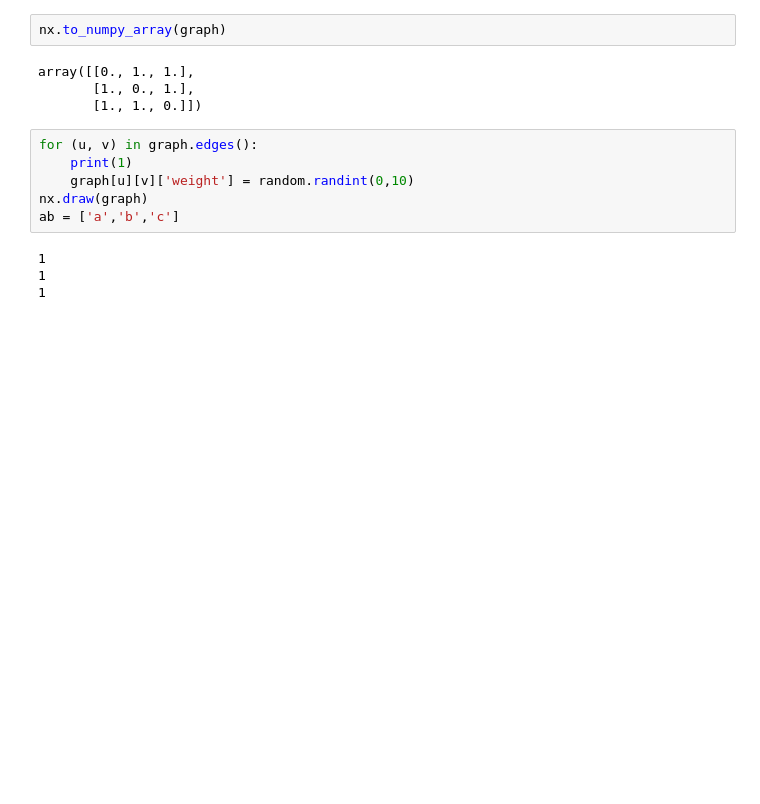
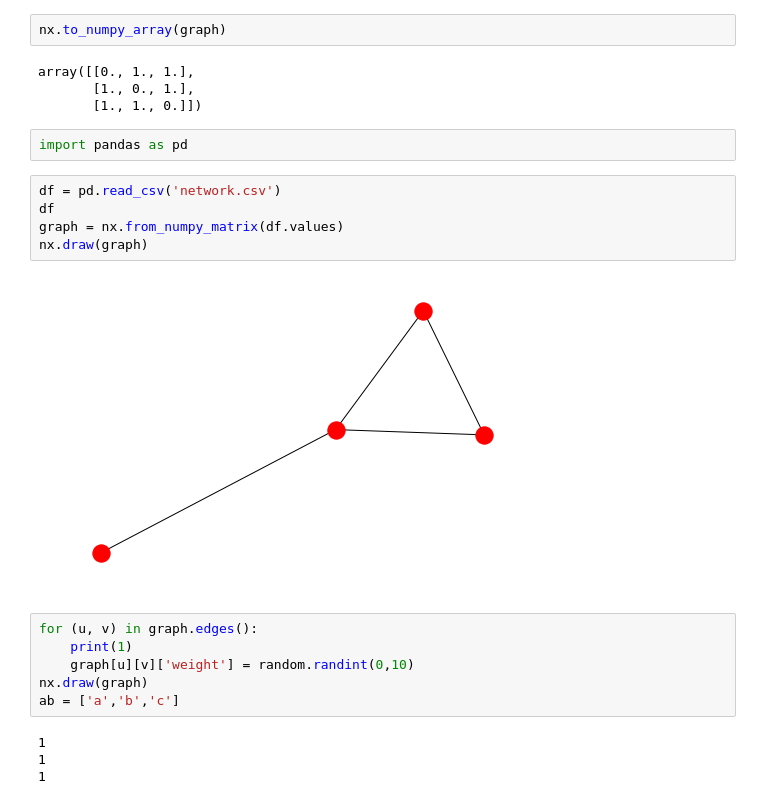
Before and after one commit to concept-inversion/BlockSIM-blockchain-simulator, a Jupyter notebook: test_notebooks/Testing.ipynb, the cells around one changed output. Drawn from its saved outputs; the diff is of its cells as text; blank space fills up the shorter version.

```diff
--- a/test_notebooks/Testing.ipynb
+++ b/test_notebooks/Testing.ipynb
@@ -23,6 +23,15 @@ nx.to_numpy_array(graph)
 array([[0., 1., 1.],
        [1., 0., 1.],
        [1., 1., 0.]])
+# %%
+import pandas as pd
+# %%
+df = pd.read_csv('network.csv')
+df
+graph = nx.from_numpy_matrix(df.values)
+nx.draw(graph)
+# %% [output]
+[figure, added]
 # %%
 for (u, v) in graph.edges():
     print(1)
```
Also changed, not shown: 4 other files.
